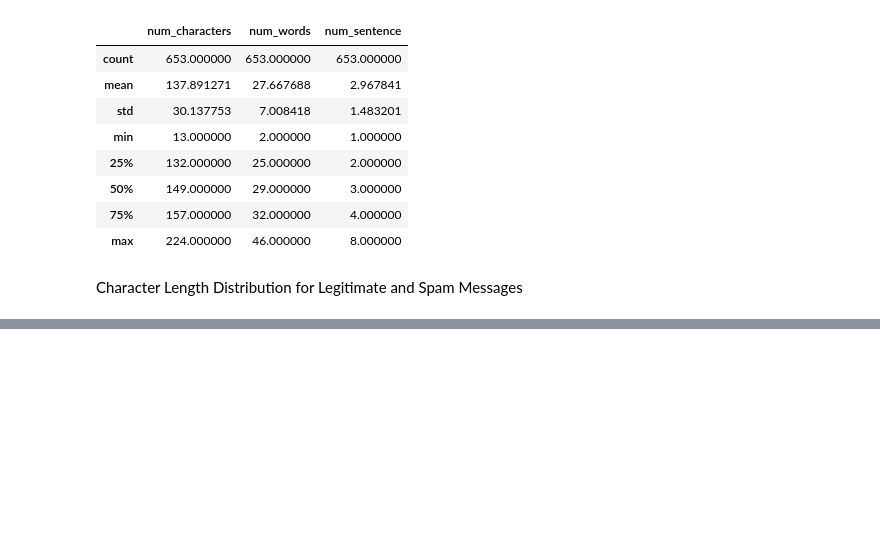
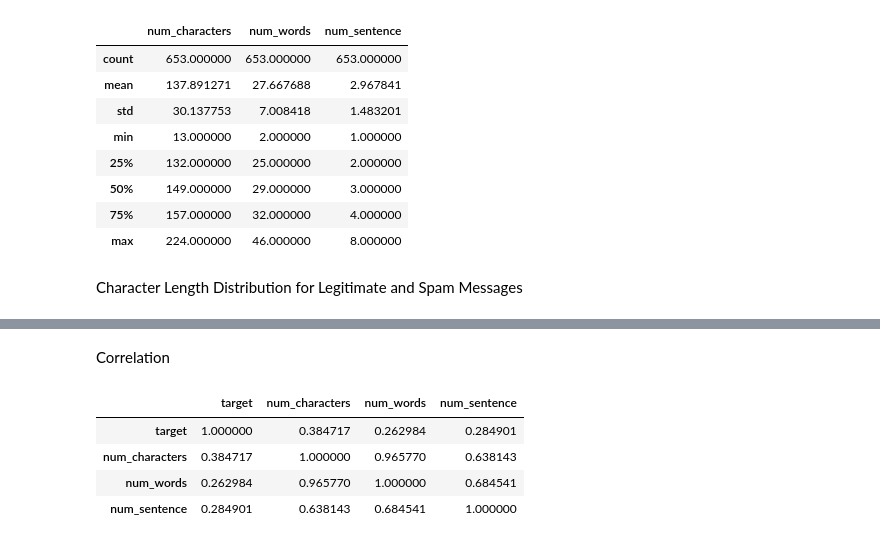
Before and after one commit to Deepakk200/Email-Spam-Detection, a Jupyter notebook: email_spam.ipynb, the cells around one changed output, grey strips where cells are left out. Cells and saved outputs as stored; diff of their text form; code cells hidden in the pictures; blank space fills up the shorter version.

```diff
--- a/email_spam.ipynb
+++ b/email_spam.ipynb
@@ -251,0 +286,10 @@ plt.show()
+# %% [markdown]
+Correlation
+# %%
+df[['target','num_characters', 'num_words', 'num_sentence']].corr()
+# %% [output]
+|  | target | num_characters | num_words | num_sentence |
+| target | 1.000000 | 0.384717 | 0.262984 | 0.284901 |
+| num_characters | 0.384717 | 1.000000 | 0.965770 | 0.638143 |
+| num_words | 0.262984 | 0.965770 | 1.000000 | 0.684541 |
+| num_sentence | 0.284901 | 0.638143 | 0.684541 | 1.000000 |
```
Also changed, not shown: parts of 13 cells of this notebook.
